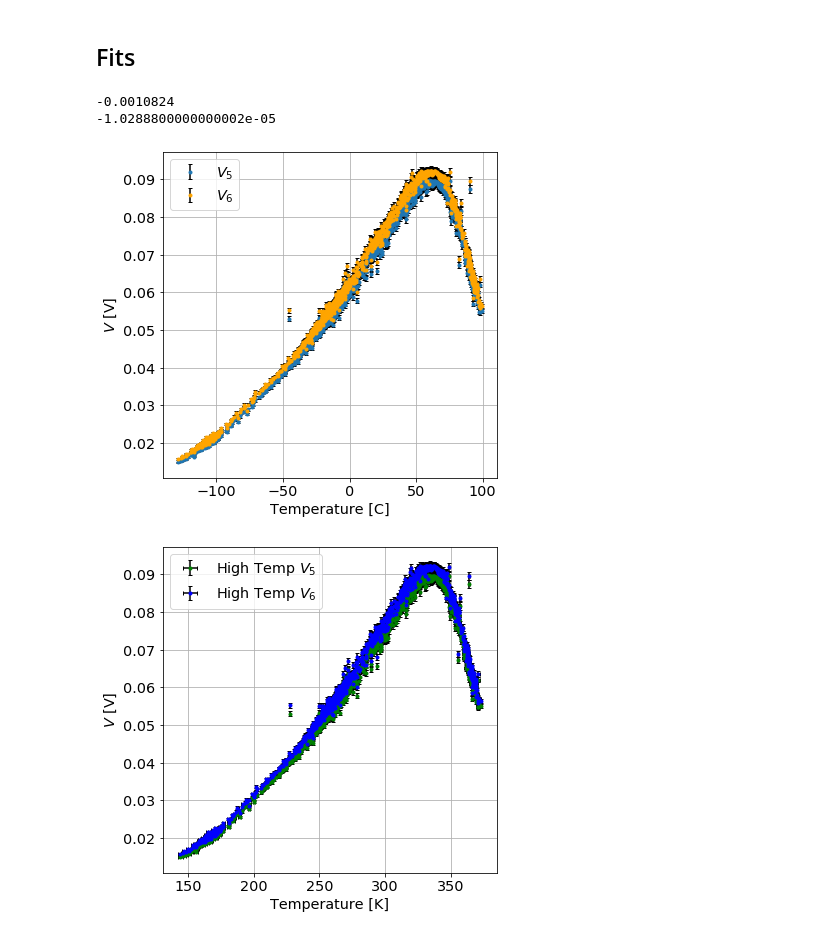
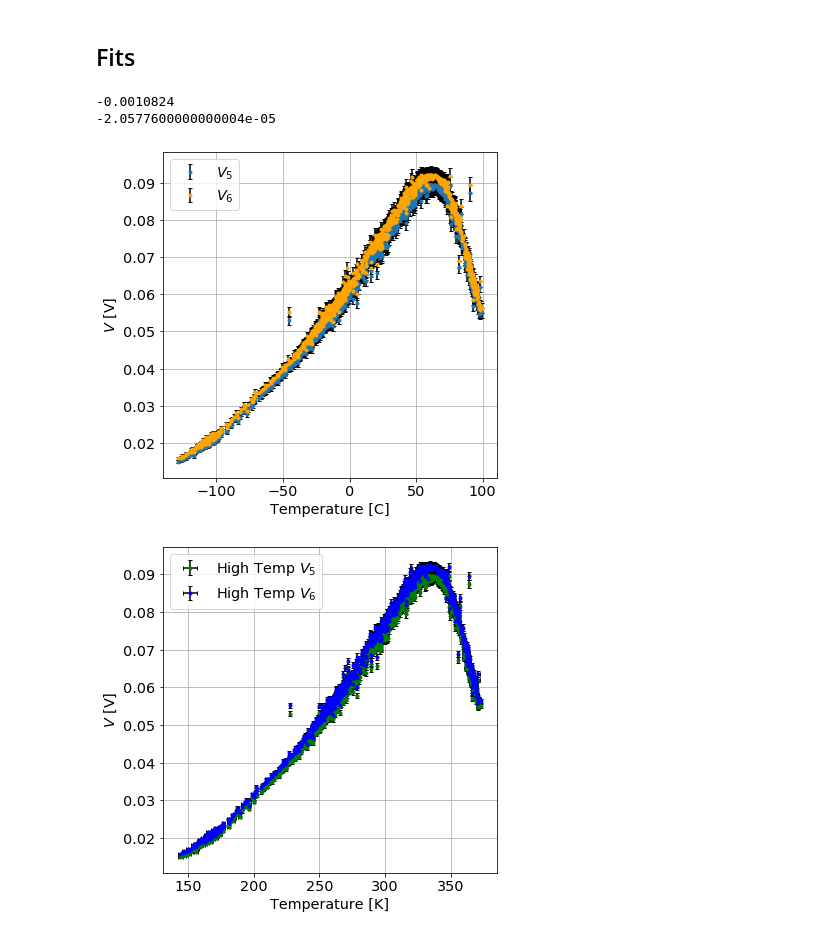
Before and after one commit to eklem1/ModernLab, a Jupyter notebook: FirstFits.ipynb, the cells around one changed output. Cells and saved outputs as stored; diff of their text form; code cells hidden in the pictures.

```diff
--- a/FirstFits.ipynb
+++ b/FirstFits.ipynb
@@ -186,36 +190,36 @@ plt.show()
 # %%
 TempDataCom = tempDataLower + tempDataHigher
 
 DataCom = np.concatenate((dataLower, dataHigher), axis=1)
 
 print(DataCom[0][0])
 
 DataCom_Err = []
 errStatic = 3**3*(1e-7)
 
 for row in DataCom:
     row_err = []
     for ele in row:
 #         print(ele)
-        row_err.append(0.012*ele + errStatic)
+        row_err.append((0.012*ele + errStatic)*2)
 
     DataCom_Err.append(row_err)
 
 print(DataCom_Err[0][0])
 
 plt.errorbar(TempDataCom, DataCom[4], yerr=DataCom_Err[4], ls=" ", marker=".", label="$V_5$", ecolor='black', capsize=2)
 plt.errorbar(TempDataCom, DataCom[5], yerr=DataCom_Err[5], ls=" ", marker=".", label="$V_6$", ecolor='black', capsize=2, color="orange")
 
 plt.grid()
 plt.ylabel("$V$ [V]")
 plt.xlabel("Temperature [C]")
 plt.legend()
 
 plt.show()
 # %% [output]
 -0.0010824
--1.0288800000000002e-05
+-2.0577600000000004e-05
-[figure, old version]
+[figure, new version]
 # %%
 ele = 1.60217662e-19 #C
 k = 8.617333262145e-5 #eV/K
```
Also changed, not shown: parts of 5 cells of this notebook, 2 other files.
